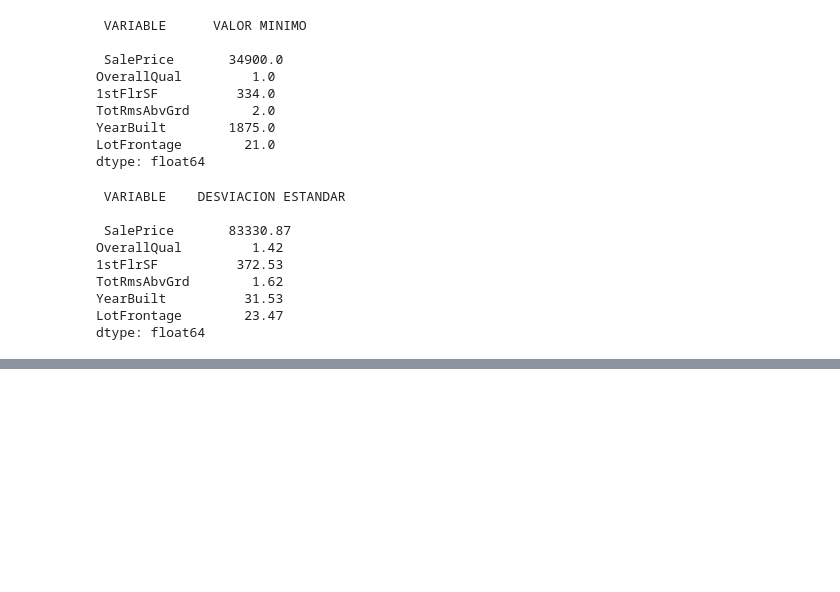
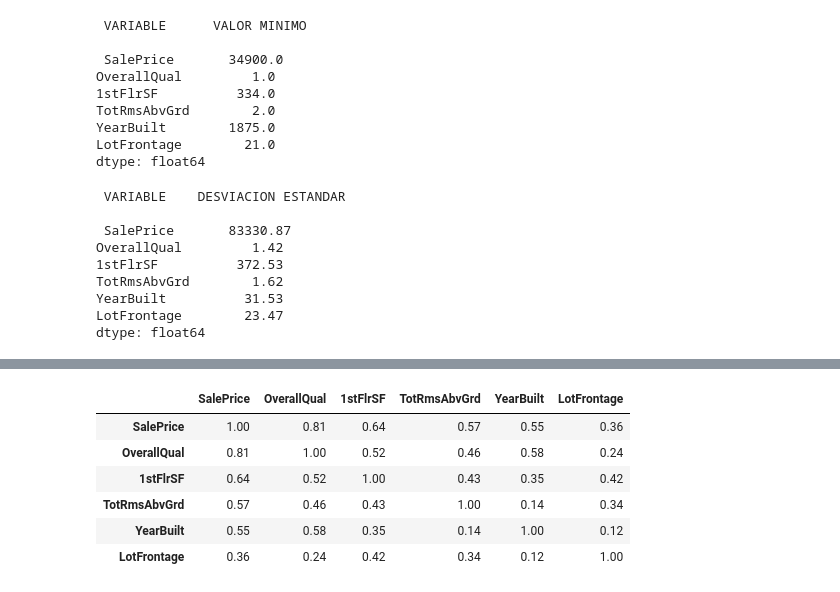
Before and after one commit to navas604/Ciencia-de-Datos-en-Python, a Jupyter notebook: Proyecto.ipynb, the cells around one changed output, grey strips where cells are left out. Saved outputs shown, nothing was run; the diff lists cells and outputs as text; code cells hidden in the pictures; blank space fills up the shorter version.

```diff
--- a/Proyecto.ipynb
+++ b/Proyecto.ipynb
@@ -237,0 +239,13 @@ for i in range(columns-3):
+# %%
+# Matriz de Correlación entre todas las variables
+
+corr_matrix = round(train.corr(), 2)
+corr_matrix
+# %% [output]
+|  | SalePrice | OverallQual | 1stFlrSF | TotRmsAbvGrd | YearBuilt | LotFrontage |
+| SalePrice | 1.00 | 0.81 | 0.64 | 0.57 | 0.55 | 0.36 |
+| OverallQual | 0.81 | 1.00 | 0.52 | 0.46 | 0.58 | 0.24 |
+| 1stFlrSF | 0.64 | 0.52 | 1.00 | 0.43 | 0.35 | 0.42 |
+| TotRmsAbvGrd | 0.57 | 0.46 | 0.43 | 1.00 | 0.14 | 0.34 |
+| YearBuilt | 0.55 | 0.58 | 0.35 | 0.14 | 1.00 | 0.12 |
+| LotFrontage | 0.36 | 0.24 | 0.42 | 0.34 | 0.12 | 1.00 |
```
Also changed, not shown: parts of 20 cells of this notebook.
